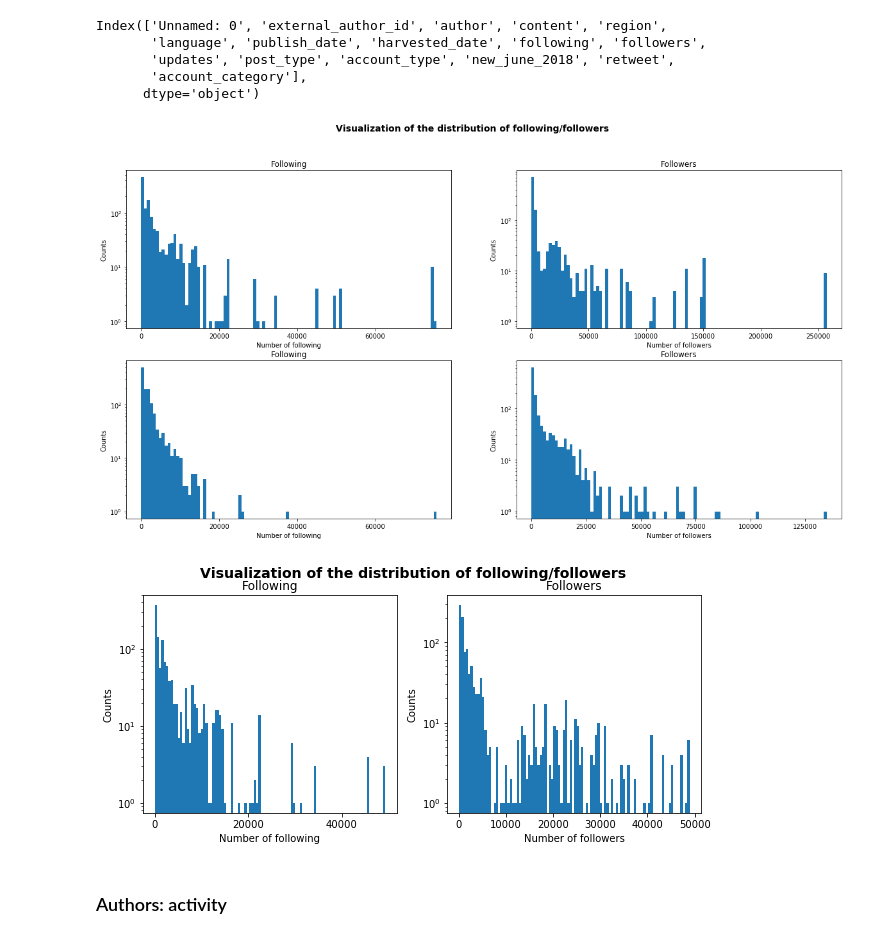
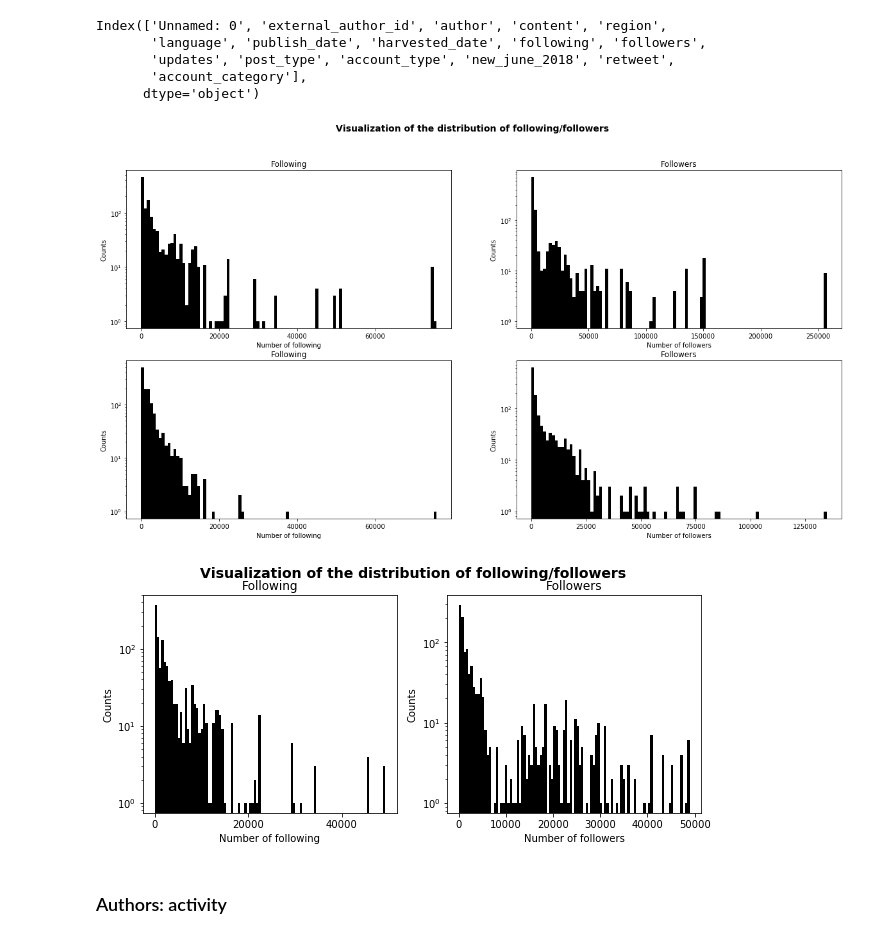
Before and after one commit to menghanhui/ADA-Project, a Jupyter notebook: Milestone2.ipynb, the cells around one changed output. Saved outputs shown, nothing was run; the diff lists cells and outputs as text; code cells hidden in the pictures.

```diff
--- a/Milestone2.ipynb
+++ b/Milestone2.ipynb
@@ -105,9 +113,12 @@ italian_tweets_old['publish_date'] =  pd.to_datetime(italian_tweets_old['publish
 # %%
+italian_tweets['tweet_time'] =  pd.to_datetime(italian_tweets['tweet_time'], format='%Y/%m/%d %H:%M')
+italian_tweets_old['publish_date'] =  pd.to_datetime(italian_tweets_old['publish_date'], format='%m/%d/%Y %H:%M')
 italian_tweets=italian_tweets.rename(index=str, columns={"user_display_name":"author",
                                                          "follower_count_x": "followers",
                                                          "following_count_x": "following",
                                                          "tweet_time":"time"})
 italian_tweets_old=italian_tweets_old.rename(index=str, columns={"publish_date":"time"})
+italian_tweets=italian_tweets.rename(index=str, columns={"tweet_text":"content"})
 # %%
 followers=pd.concat([italian_tweets[['author','followers','time']],italian_tweets_old[['author','followers','time']]])
 followers=followers.groupby('author').agg({'followers': 'max'}).rename(columns={'followers':'max_followers'})
@@ -125,28 +136,28 @@ fig=plt.figure(figsize=(20,10))
 fig.suptitle('Visualization of the distribution of following/followers', fontsize=14, fontweight='bold')
 
 ax = fig.add_subplot(221)
-ax.hist(following.max_following,bins=100,log=True)
+ax.hist(following.max_following,bins=100,log=True,color='black')
 ax.set_xlabel('Number of following')
 ax.set_ylabel('Counts')
 ax.set_title(r'Following')
 plt.locator_params(axis='x',nbins=6)
 
 ax2 = fig.add_subplot(222)
-ax2.hist(followers.max_followers,bins=100,log=True)
+ax2.hist(followers.max_followers,bins=100,log=True, color='black')
 ax2.set_xlabel('Number of followers')
 ax2.set_ylabel('Counts')
 ax2.set_title(r'Followers')
 plt.locator_params(axis='x',nbins=6)
 
 ax3 = fig.add_subplot(223)
-ax3.hist(avgfollowing.mean_following,bins=100,log=True)
+ax3.hist(avgfollowing.mean_following,bins=100,log=True, color='black')
 ax3.set_xlabel('Number of following')
 ax3.set_ylabel('Counts')
 ax3.set_title(r'Following')
 plt.locator_params(axis='x',nbins=6)
 
 ax4 = fig.add_subplot(224)
-ax4.hist(avgfollowers.mean_followers,bins=100,log=True)
+ax4.hist(avgfollowers.mean_followers,bins=100,log=True, color='black')
 ax4.set_xlabel('Number of followers')
 ax4.set_ylabel('Counts')
 ax4.set_title(r'Followers')
@@ -154,7 +165,7 @@ plt.locator_params(axis='x',nbins=6)
 
 plt.show()
 # %% [output]
-[figure, old version]
+[figure, new version]
 # %%
 counters=italian_tweets.groupby('author').count()
 less_following = following.loc[following['max_following'] < 50000]
@@ -162,20 +173,20 @@ less_followers = followers.loc[followers['max_followers'] < 50000]
 # %%
 fig=plt.figure(figsize=(10,4))
 fig.suptitle('Visualization of the distribution of following/followers', fontsize=14, fontweight='bold')
 ax = fig.add_subplot(121)
 
-ax.hist(less_following.max_following,bins=100, log=True)
+ax.hist(less_following.max_following,bins=100, log=True, color='black')
 ax.set_xlabel('Number of following')
 ax.set_ylabel('Counts')
 ax.set_title(r'Following')
 plt.locator_params(axis='x',nbins=4)
 
 ax2 = fig.add_subplot(122)
-ax2.hist(less_followers.max_followers,bins=100,log=True)
+ax2.hist(less_followers.max_followers,bins=100,log=True, color='black')
 ax2.set_xlabel('Number of followers')
 ax2.set_ylabel('Counts')
 ax2.set_title(r'Followers')
 
 plt.show()
 # %% [output]
-[figure, old version]
+[figure, new version]
```
Also changed, not shown: parts of 31 cells of this notebook.
